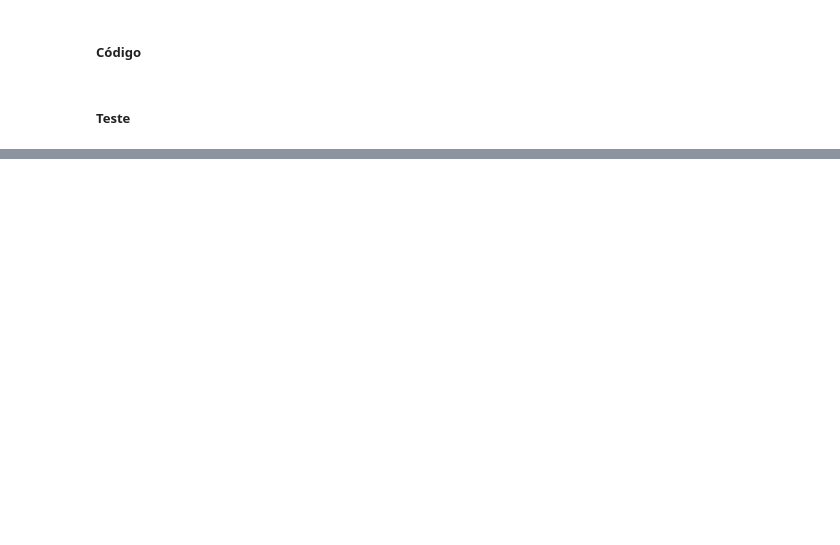
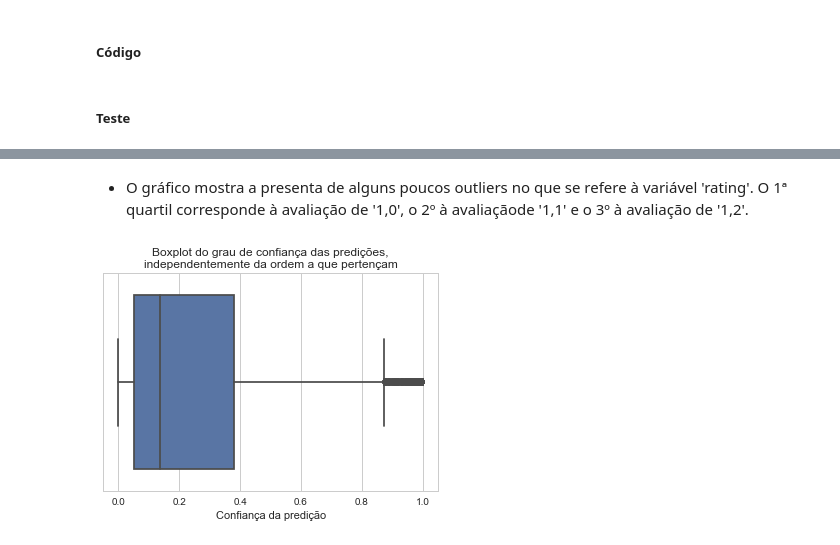
Before and after one commit to nadson12/Rating_Dogs, a Jupyter notebook: wrangle_act.ipynb, the cells around one changed output, grey strips where cells are left out. Cells and saved outputs as stored; diff of their text form; code cells hidden in the pictures; blank space fills up the shorter version.

```diff
--- a/wrangle_act.ipynb
+++ b/wrangle_act.ipynb
@@ -832,0 +858,28 @@ memory usage: 346.5+ KB
+# %%
+image_predictions_clean2 = image_predictions_clean.copy()
+image_predictions_clean3 = image_predictions_clean.copy()
+image_predictions_clean['prediction_order'] = np.repeat("1", image_predictions_clean.shape[0])
+image_predictions_clean2['prediction_order'] = np.repeat("2", image_predictions_clean.shape[0])
+image_predictions_clean3['prediction_order'] = np.repeat("3", image_predictions_clean.shape[0])
+# %%
+# Retorna a tabela especificada, mas com duas colunas apagadas e uma renomeada.
+def drop_wrong_columns(table):
+    if table is image_predictions_clean:
+        prediction_order = '1'
+    elif table is image_predictions_clean2:
+        prediction_order = '2'
+    elif table is image_predictions_clean3:
+        prediction_order = '3'
+    for order in ['1','2','3']:
+        for column in ['prediction' + order, 'prediction' + order + '_confidence', 'prediction' + order + '_is_dog']:
+            if 'prediction' + order != 'prediction' + prediction_order:
+                table = table.drop(column, axis=1)
+            else:
+                table = table.rename(index=str, columns={column: column.replace(order, '')})
+    return table
+# %%
+image_predictions_clean = drop_wrong_columns(image_predictions_clean)
+image_predictions_clean2 = drop_wrong_columns(image_predictions_clean2)
+image_predictions_clean3 = drop_wrong_columns(image_predictions_clean3)
+image_predictions_clean = pd.concat([image_predictions_clean, image_predictions_clean2,
+                                          image_predictions_clean3], ignore_index=True)
@@ -836,0 +1008,8 @@ twitter_archive_clean.to_csv('twitter_archive_master.csv', index=False)
+# %% [markdown]
+- O gráfico mostra a presenta de alguns poucos outliers no que se refere à variável 'rating'. O 1ª quartil corresponde à avaliação de '1,0', o 2º à avaliaçãode '1,1' e o 3º à avaliação de '1,2'.
+# %%
+plot = sns.boxplot(x='prediction_confidence', data=image_predictions_clean)
+plot.set_title("Boxplot do grau de confiança das predições,\nindependentemente da ordem a que pertençam")
+plot.set_xlabel("Confiança da predição");
+# %% [output]
+[figure, added]
```
Also changed, not shown: parts of 85 cells of this notebook, 4 other files.
